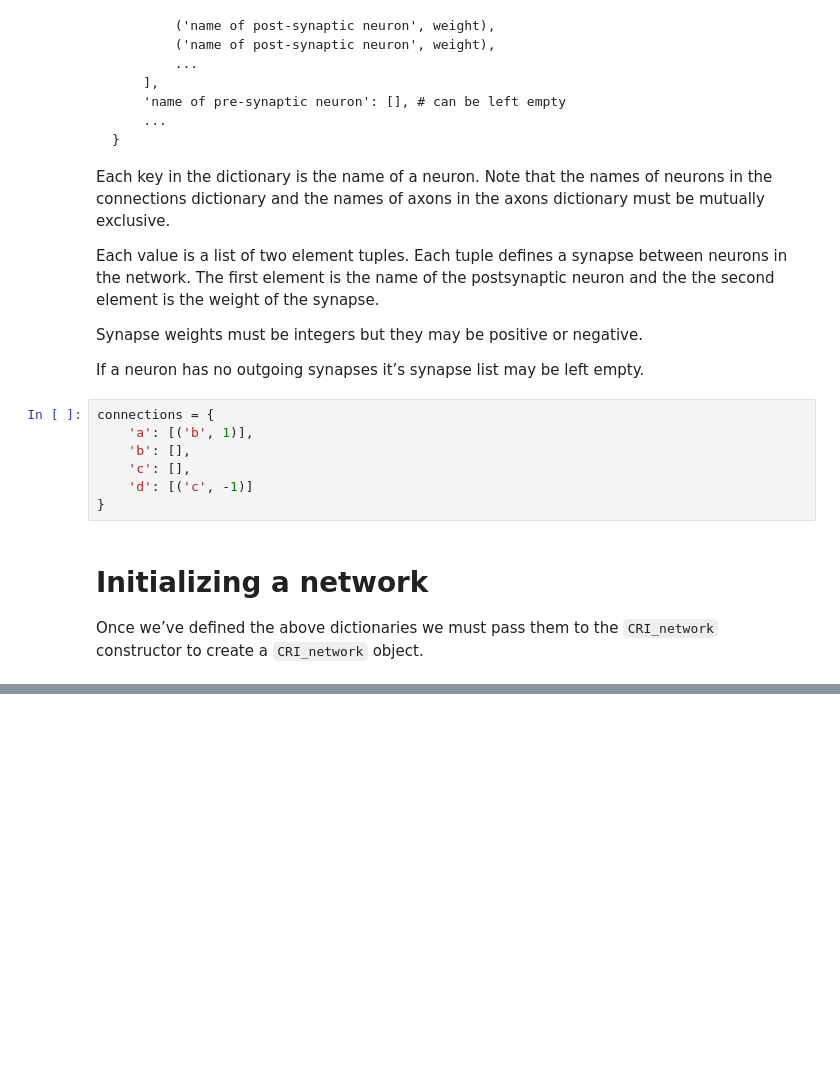
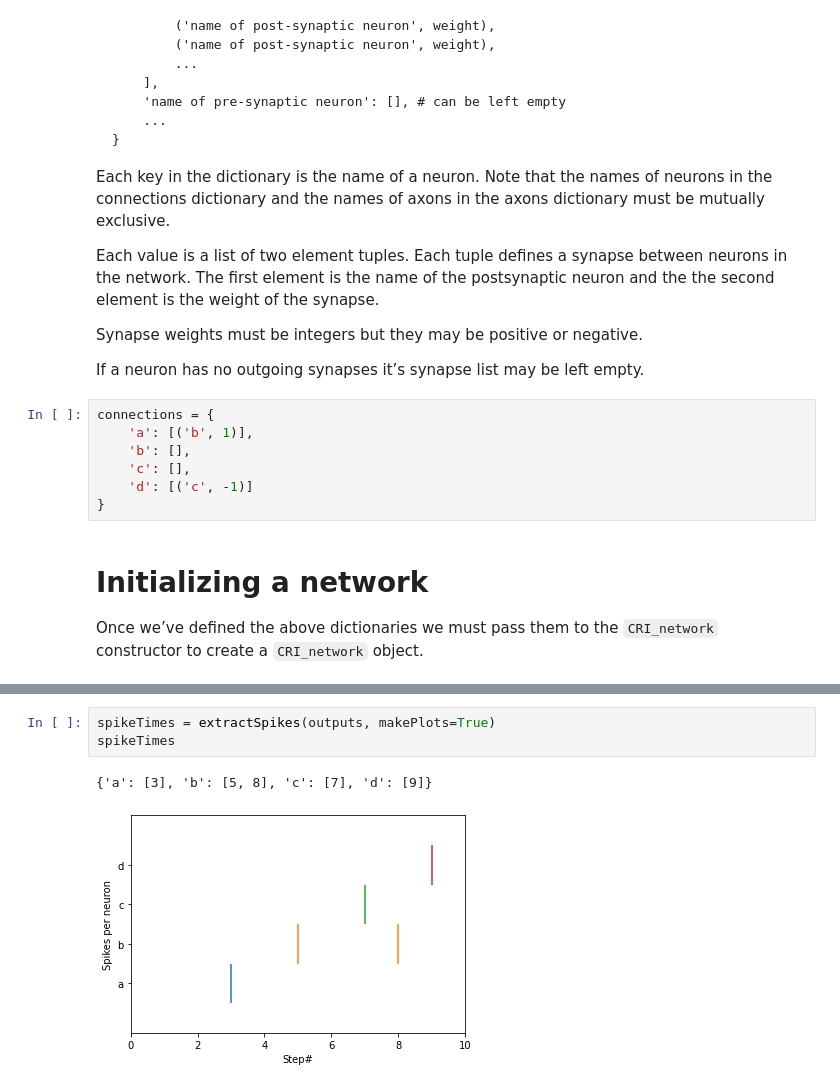
Before and after one commit to Integrated-Systems-Neuroengineering/hs_api, a Jupyter notebook: examples/getting_started.ipynb, the cells around one changed output, grey strips where cells are left out. Cells and saved outputs as stored; diff of their text form; blank space fills up the shorter version.

```diff
--- a/examples/getting_started.ipynb
+++ b/examples/getting_started.ipynb
@@ -149,0 +341,6 @@ network.step([]) # 'b' will have fired now
+# %%
+spikeTimes = extractSpikes(outputs, makePlots=True)
+spikeTimes
+# %% [output]
+{'a': [3], 'b': [5, 8], 'c': [7], 'd': [9]}
+[figure, added]
```
Also changed, not shown: parts of 22 cells of this notebook, 2 other files.
